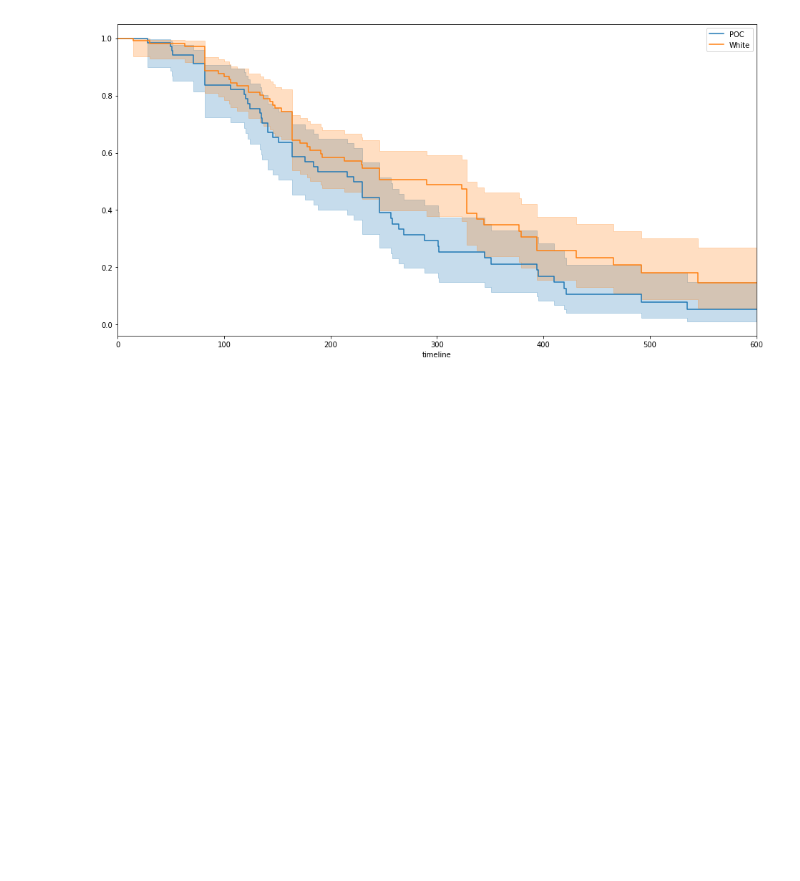
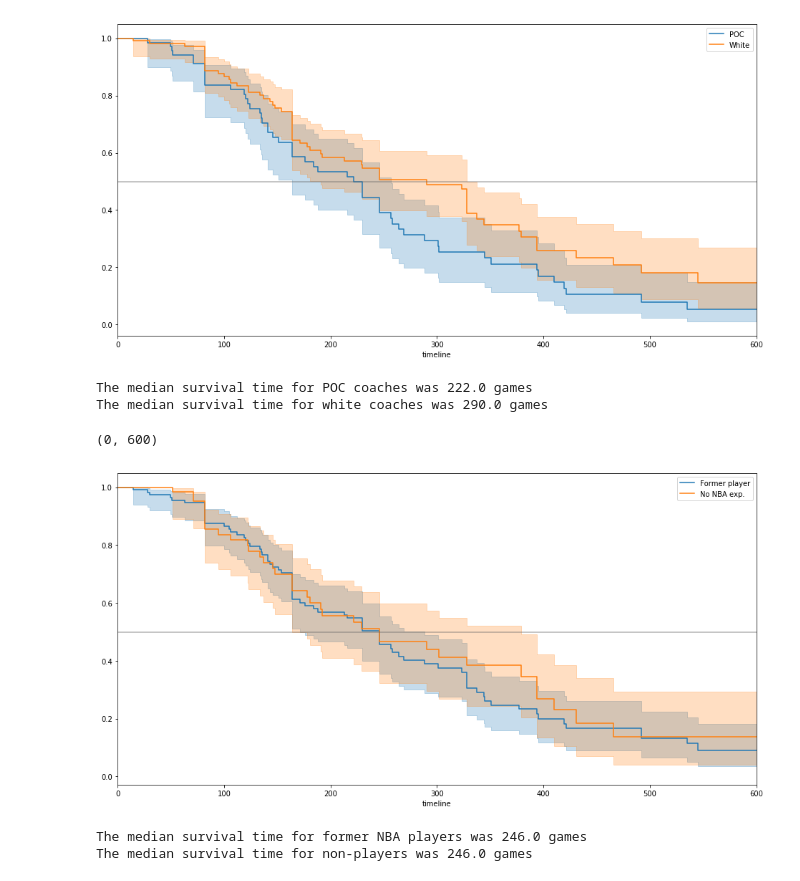
Before and after one commit to ryanvmenezes/coaching-survival, a Jupyter notebook: nba/analysis.ipynb, the cells around one changed output. Cells and saved outputs as stored; diff of their text form; code cells hidden in the pictures; blank space fills up the shorter version.

```diff
--- a/nba/analysis.ipynb
+++ b/nba/analysis.ipynb
@@ -77,3 +77,5 @@ POC.head()
 | 2 | T. Corbin | SAC|UTA | yes | NaN |
 | 3 | T. Brown | NJNBRK | yes | NaN |
 | 4 | S. Vincent | CHARBH | yes | NaN |
+# %%
+PLAYERS = pd.read_csv('categorized/coach-list-qualifications.csv')
@@ -80,3 +91,9 @@ POC.head()
 # %%
-tenures_poc = pd.merge(tenures, POC[['coach','poc']], how='left')
+tenures_info = tenures.merge(
+    POC[['coach','poc']],
+    how='left'
+).merge(
+    PLAYERS[['coach','former_nba_player']],
+    how='left'
+)
 # %%
@@ -96,14 +124,49 @@ tenures_poc.head()
 plt.figure(figsize=(16,8))
 ax = plt.subplot(111)
 
-ispoc = (tenures_poc['poc'] == 'yes')
+ispoc = (tenures_info['poc'] == 'yes')
 
-kmf.fit(tenures_poc[ispoc].games, event_observed=tenures_poc[ispoc].death, label="POC")
+kmf.fit(tenures_info[ispoc].games, event_observed=tenures_info[ispoc].death, label="POC")
 kmf.plot(ax=ax)
-kmf.fit(tenures_poc[~ispoc].games, event_observed=tenures_poc[~ispoc].death, label="White")
+pocmed = kmf.median_
+kmf.fit(tenures_info[~ispoc].games, event_observed=tenures_info[~ispoc].death, label="White")
 kmf.plot(ax=ax)
+whtmed = kmf.median_
+
+plt.axhline(0.5, c='#666666', alpha=0.5)
 
 plt.xlim(0,600)
 # %% [output]
 (0, 600)
 [figure]
+# %%
+print "The median survival time for POC coaches was {} games".format(pocmed)
+print "The median survival time for white coaches was {} games".format(whtmed)
+# %% [output]
+The median survival time for POC coaches was 222.0 games
+The median survival time for white coaches was 290.0 games
+# %%
+plt.figure(figsize=(16,8))
+ax = plt.subplot(111)
+
+former_player = (tenures_info['former_nba_player'] == 'yes')
+
+kmf.fit(tenures_info[former_player].games, event_observed=tenures_info[former_player].death, label="Former player")
+kmf.plot(ax=ax)
+nbamed = kmf.median_
+kmf.fit(tenures_info[~former_player].games, event_observed=tenures_info[~former_player].death, label="No NBA exp.")
+kmf.plot(ax=ax)
+nonmed = kmf.median_
+
+plt.axhline(0.5, c='#666666', alpha=0.5)
+
+plt.xlim(0,600)
+# %% [output]
+(0, 600)
+[figure, added]
+# %%
+print "The median survival time for former NBA players was {} games".format(nbamed)
+print "The median survival time for non-players was {} games".format(nonmed)
+# %% [output]
+The median survival time for former NBA players was 246.0 games
+The median survival time for non-players was 246.0 games
```
Also changed, not shown: parts of 15 cells of this notebook.
